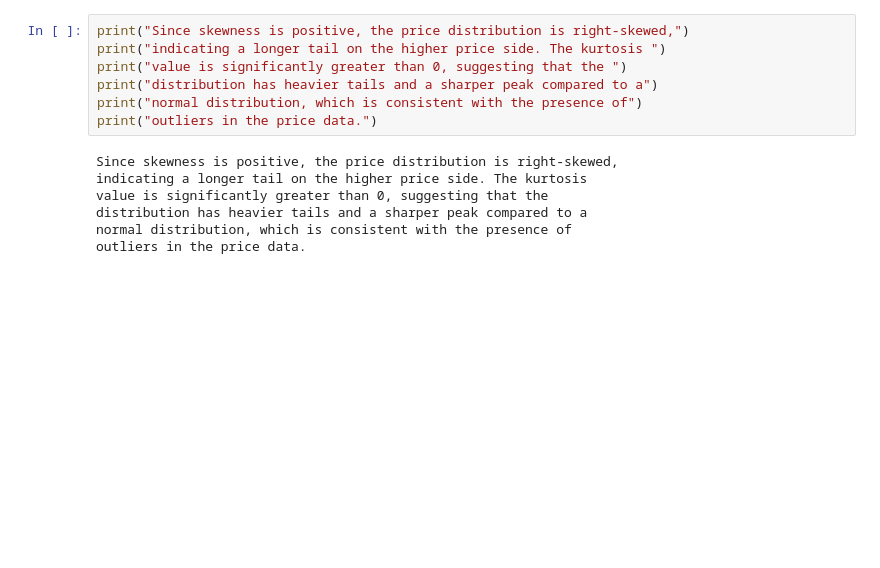
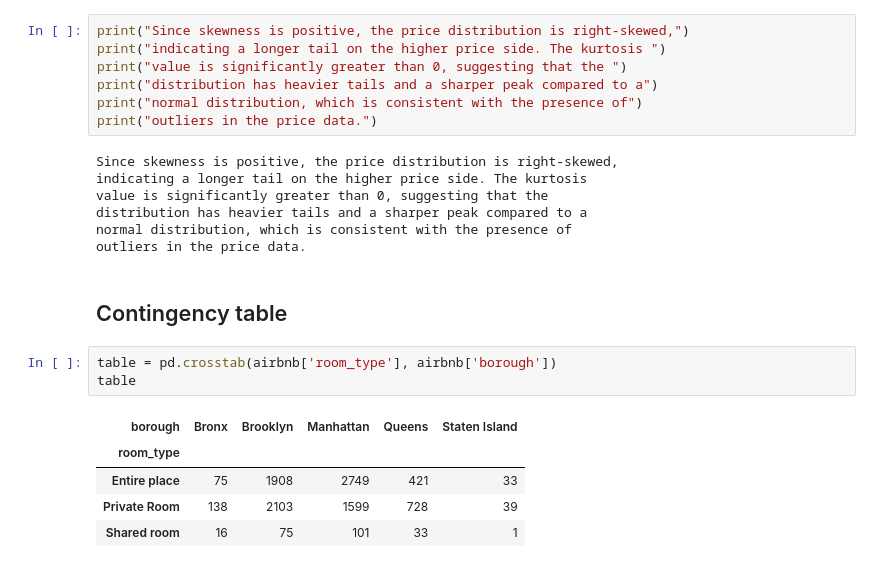
Before and after one commit to Szmytkos/Data_Analysis_Workshops, a Jupyter notebook: airbnb_zad.ipynb, the cells around one changed output. Saved outputs shown, nothing was run; the diff lists cells and outputs as text; blank space fills up the shorter version.

```diff
--- a/airbnb_zad.ipynb
+++ b/airbnb_zad.ipynb
@@ -453,3 +451,14 @@ value is significantly greater than 0, suggesting that the
 distribution has heavier tails and a sharper peak compared to a
 normal distribution, which is consistent with the presence of
 outliers in the price data.
+# %% [markdown]
+## Contingency table
+# %%
+table = pd.crosstab(airbnb['room_type'], airbnb['borough'])
+table
+# %% [output]
+| borough | Bronx | Brooklyn | Manhattan | Queens | Staten Island |
+| room_type |  |  |  |  |  |
+| Entire place | 75 | 1908 | 2749 | 421 | 33 |
+| Private Room | 138 | 2103 | 1599 | 728 | 39 |
+| Shared room | 16 | 75 | 101 | 33 | 1 |
```
Also changed, not shown: parts of 15 cells of this notebook.
